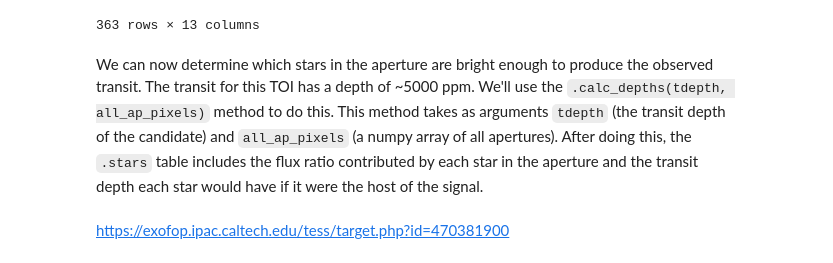
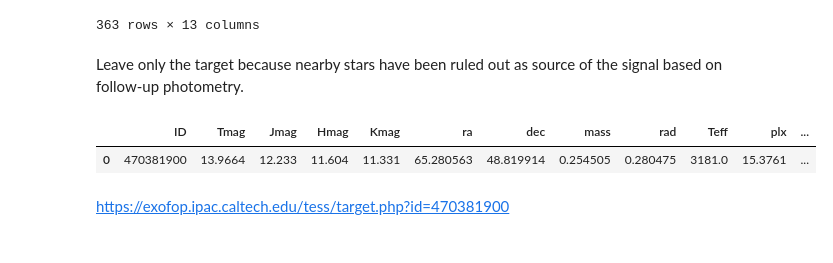
Before and after one commit to jpdeleon/toi1696, a Jupyter notebook: notebooks/triceratops.ipynb, the cells around one changed output. Saved outputs shown, nothing was run; the diff lists cells and outputs as text; code cells hidden in the pictures.

```diff
--- a/notebooks/triceratops.ipynb
+++ b/notebooks/triceratops.ipynb
@@ -65,8 +65,14 @@ target.stars
 | 361 | 667421638 | 19.3956 | NaN | NaN | NaN | 65.318859 | 48.869891 | 0.770000 | 0.584011 | 4789.00 | 1.520190 | ... |
 | 362 | 470381792 | 13.0107 | 11.837 | 11.393 | 11.231 | 65.279333 | 48.763699 | 1.100000 | 3.831330 | 5975.00 | 0.789144 | ... |
 363 rows × 13 columns
-# %% [markdown]
-We can now determine which stars in the aperture are bright enough to produce the observed transit. The transit for this TOI has a depth of ~5000 ppm. We'll use the `.calc_depths(tdepth, all_ap_pixels)` method to do this. This method takes as arguments `tdepth` (the transit depth of the candidate) and `all_ap_pixels` (a numpy array of all apertures). After doing this, the `.stars` table includes the flux ratio contributed by each star in the aperture and the transit depth each star would have if it were the host of the signal.
+# %% [markdown]
+Leave only the target because nearby stars have been ruled out as source of the signal based on follow-up photometry.
+# %%
+target.stars = target.stars[target.stars.ID==str(ID)]
+target.stars
+# %% [output]
+|  | ID | Tmag | Jmag | Hmag | Kmag | ra | dec | mass | rad | Teff | plx | ... |
+| 0 | 470381900 | 13.9664 | 12.233 | 11.604 | 11.331 | 65.280563 | 48.819914 | 0.254505 | 0.280475 | 3181.0 | 15.3761 | ... |
 # %% [markdown]
 https://exofop.ipac.caltech.edu/tess/target.php?id=470381900
 # %%
```
Also changed, not shown: parts of 9 cells of this notebook, 2 other files.
